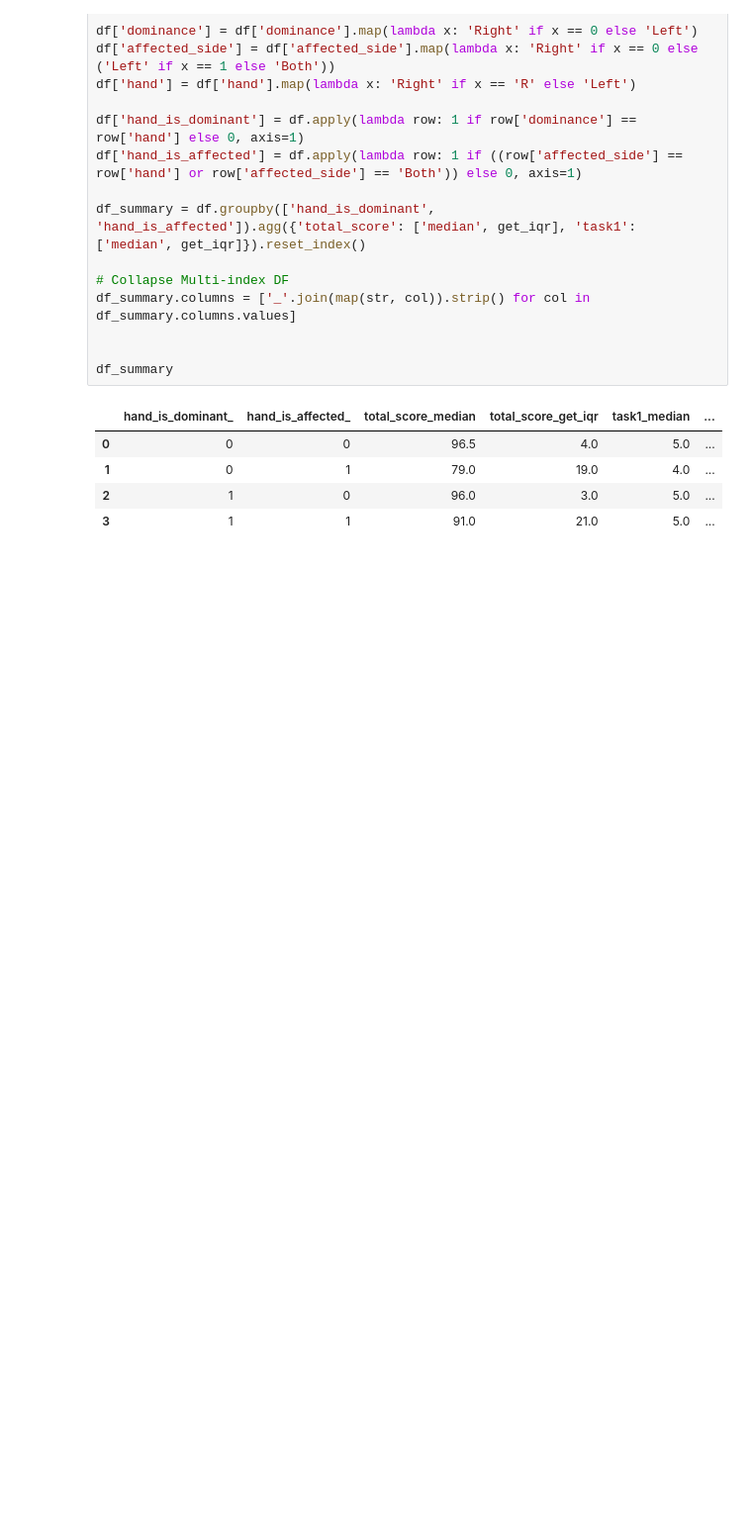
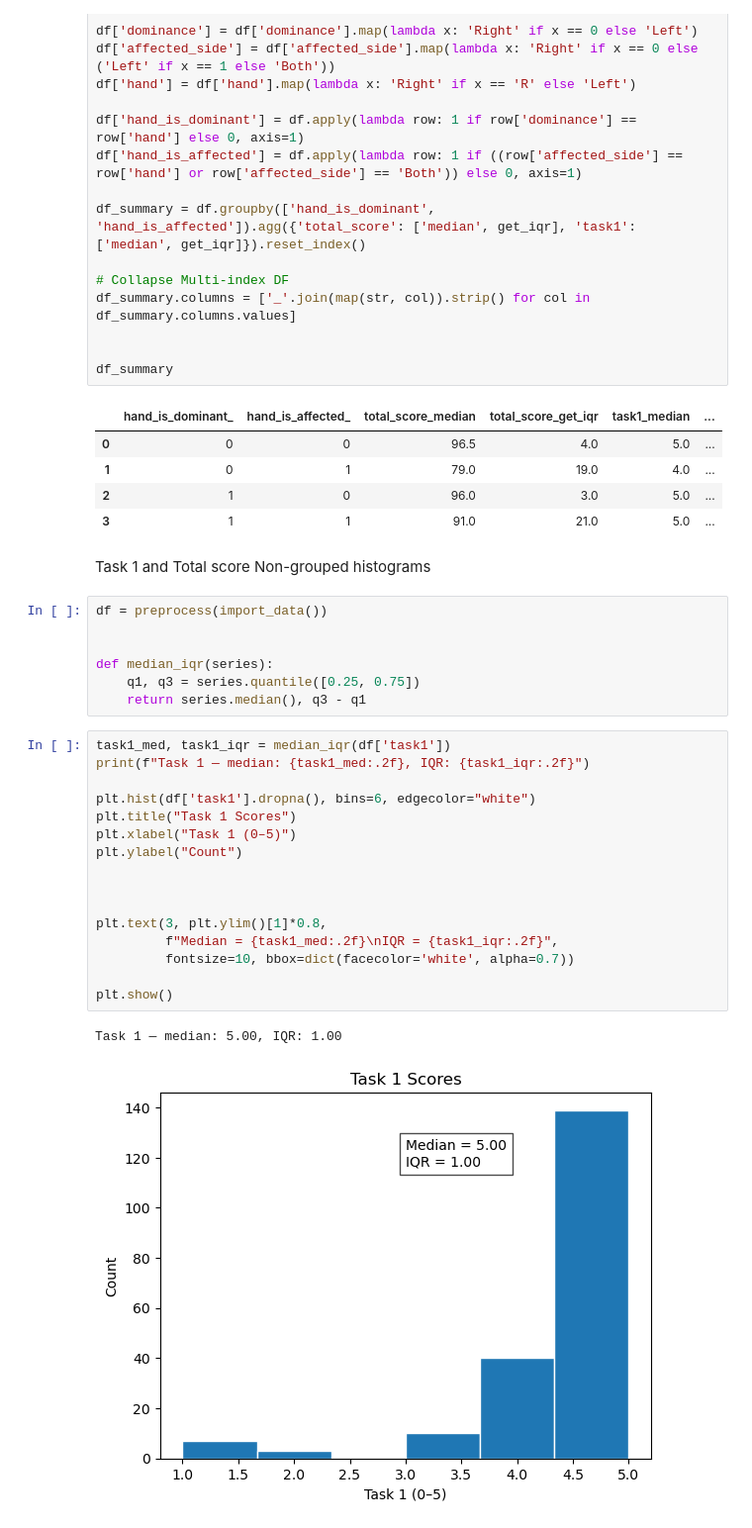
Before and after one commit to yshahzad/MATH527-Tutorials, a Jupyter notebook: Project 1/Project1_Analysis.ipynb, the cells around one changed output. Shown at 99% size. Cells and saved outputs as stored; diff of their text form; blank space fills up the shorter version.

Commit message:
Add histograms for Task1 and Total Score with median/IQR annotations

```diff
--- a/Project 1/Project1_Analysis.ipynb
+++ b/Project 1/Project1_Analysis.ipynb
@@ -255,3 +255,31 @@ df_summary
 | 1 | 0 | 1 | 79.0 | 19.0 | 4.0 | ... |
 | 2 | 1 | 0 | 96.0 | 3.0 | 5.0 | ... |
 | 3 | 1 | 1 | 91.0 | 21.0 | 5.0 | ... |
+# %% [markdown]
+Task 1 and Total score Non-grouped histograms
+# %%
+df = preprocess(import_data())
+
+
+def median_iqr(series):
+    q1, q3 = series.quantile([0.25, 0.75])
+    return series.median(), q3 - q1
+# %%
+task1_med, task1_iqr = median_iqr(df['task1'])
+print(f"Task 1 — median: {task1_med:.2f}, IQR: {task1_iqr:.2f}")
+
+plt.hist(df['task1'].dropna(), bins=6, edgecolor="white")
+plt.title("Task 1 Scores")
+plt.xlabel("Task 1 (0–5)")
+plt.ylabel("Count")
+
+
+
+plt.text(3, plt.ylim()[1]*0.8,
+         f"Median = {task1_med:.2f}\nIQR = {task1_iqr:.2f}",
+         fontsize=10, bbox=dict(facecolor='white', alpha=0.7))
+
+plt.show()
+# %% [output]
+Task 1 — median: 5.00, IQR: 1.00
+[figure, added]
```
Also changed, not shown: parts of 1 cell of this notebook.
